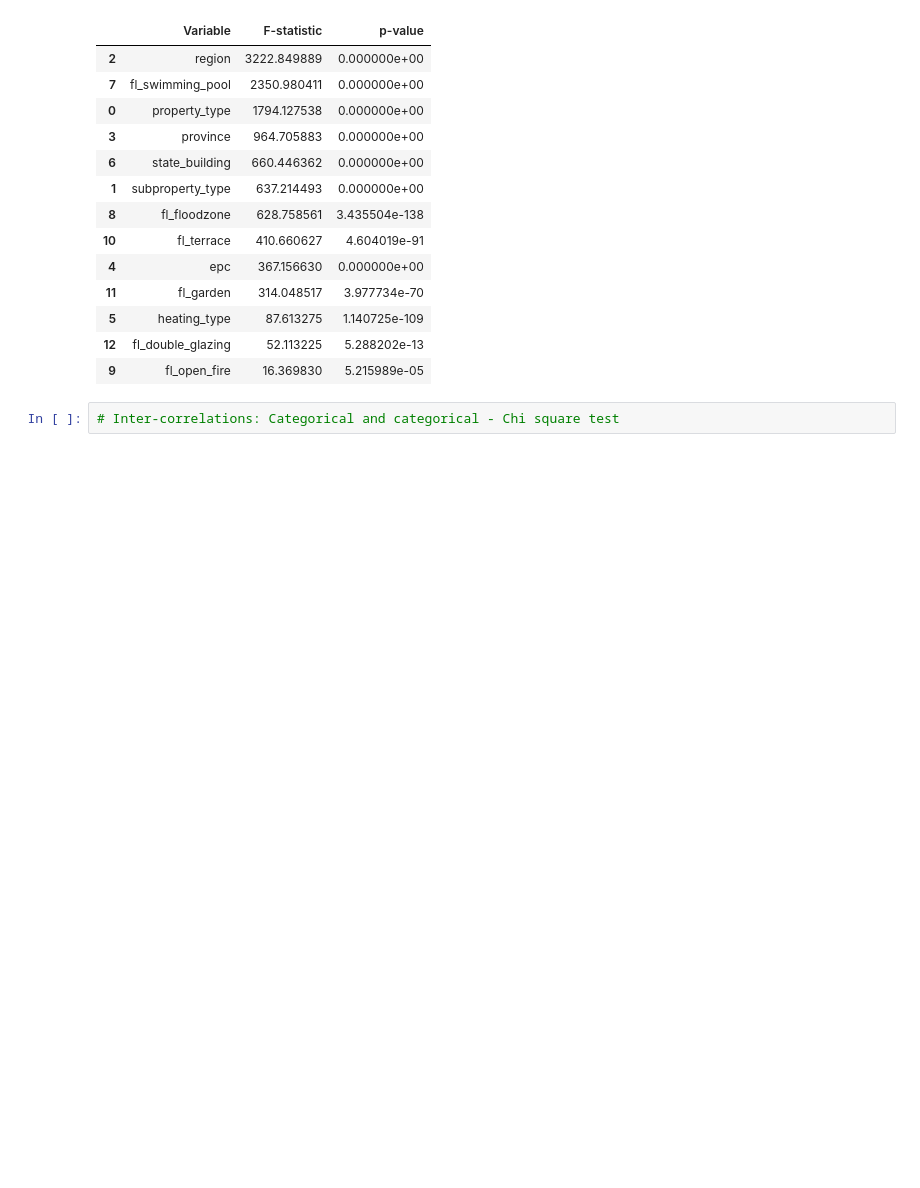
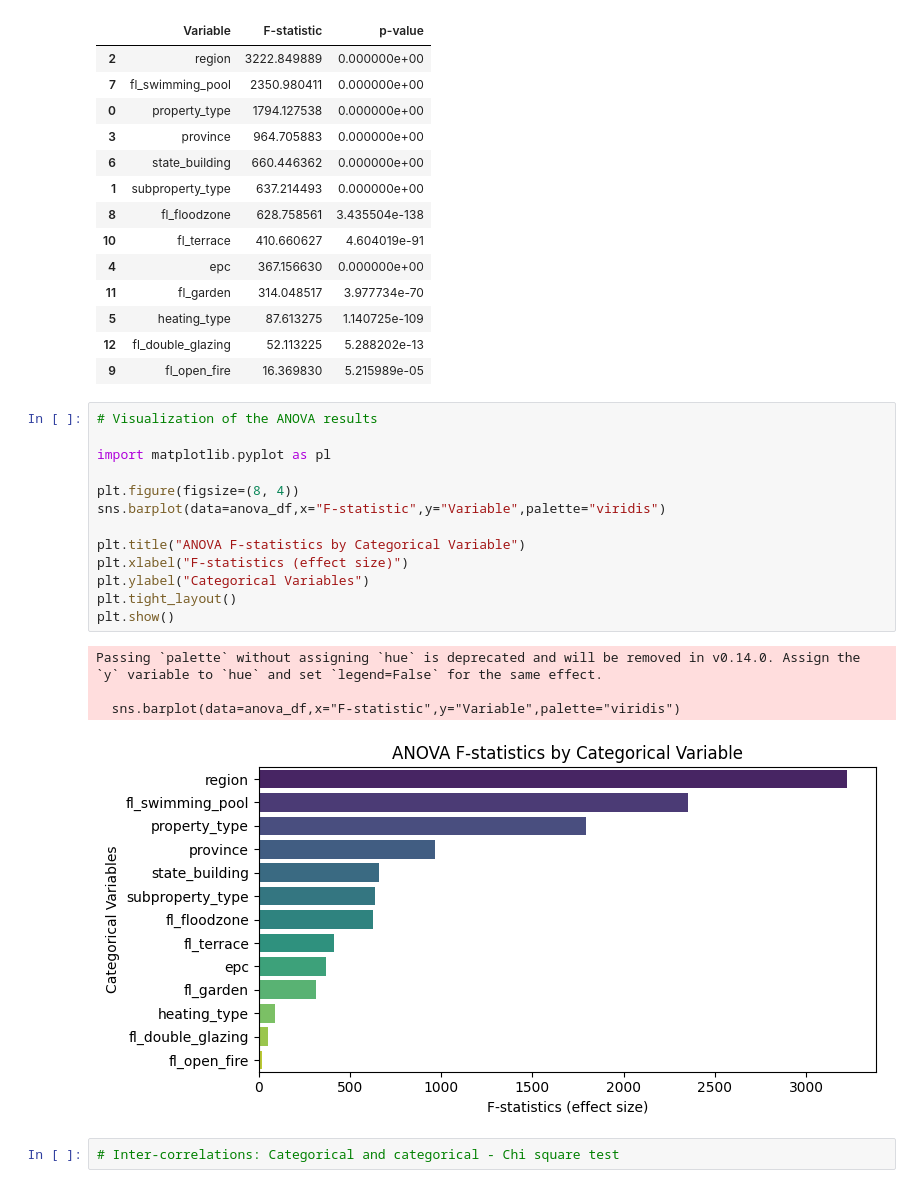
Before and after one commit to Lalovan/Real-estate-price-prediction-Data-analysis, a Jupyter notebook: Anna/04_correlation_analysis.ipynb, the cells around one changed output. Saved outputs shown, nothing was run; the diff lists cells and outputs as text; blank space fills up the shorter version.

Commit message:
Adding visualisation of the ANOVA results (bar chart of F-statistics)

```diff
--- a/Anna/04_correlation_analysis.ipynb
+++ b/Anna/04_correlation_analysis.ipynb
@@ -216,5 +216,23 @@ Residual          23254.747498  75502.0          NaN     NaN
 | 5 | heating_type | 87.613275 | 1.140725e-109 |
 | 12 | fl_double_glazing | 52.113225 | 5.288202e-13 |
 | 9 | fl_open_fire | 16.369830 | 5.215989e-05 |
+# %%
+# Visualization of the ANOVA results
+
+import matplotlib.pyplot as pl
+
+plt.figure(figsize=(8, 4))
+sns.barplot(data=anova_df,x="F-statistic",y="Variable",palette="viridis")
+
+plt.title("ANOVA F-statistics by Categorical Variable")
+plt.xlabel("F-statistics (effect size)")
+plt.ylabel("Categorical Variables")
+plt.tight_layout()
+plt.show()
+# %% [output]
+Passing `palette` without assigning `hue` is deprecated and will be removed in v0.14.0. Assign the `y` variable to `hue` and set `legend=False` for the same effect.
+
+  sns.barplot(data=anova_df,x="F-statistic",y="Variable",palette="viridis")
+[figure, added]
 # %%
 # Inter-correlations: Categorical and categorical - Chi square test
```
